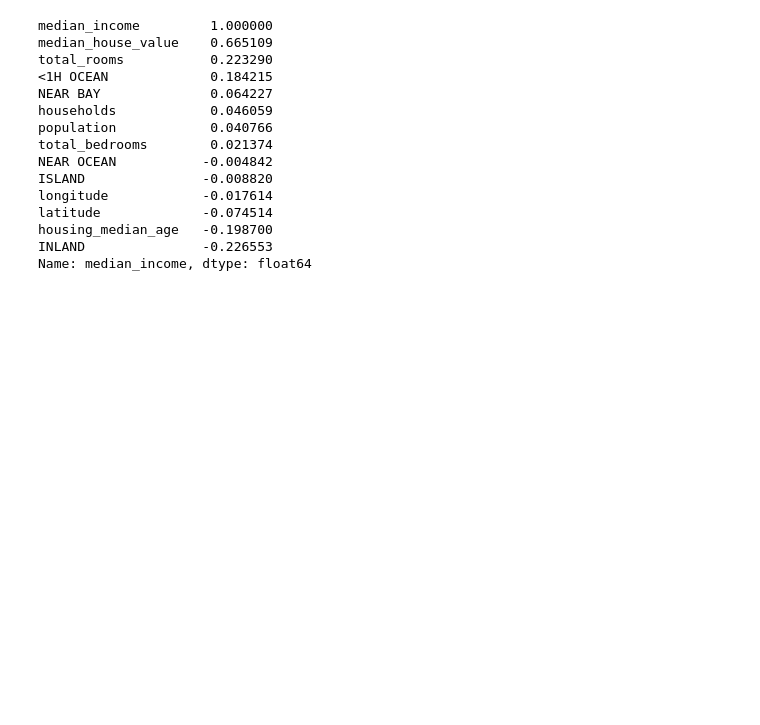
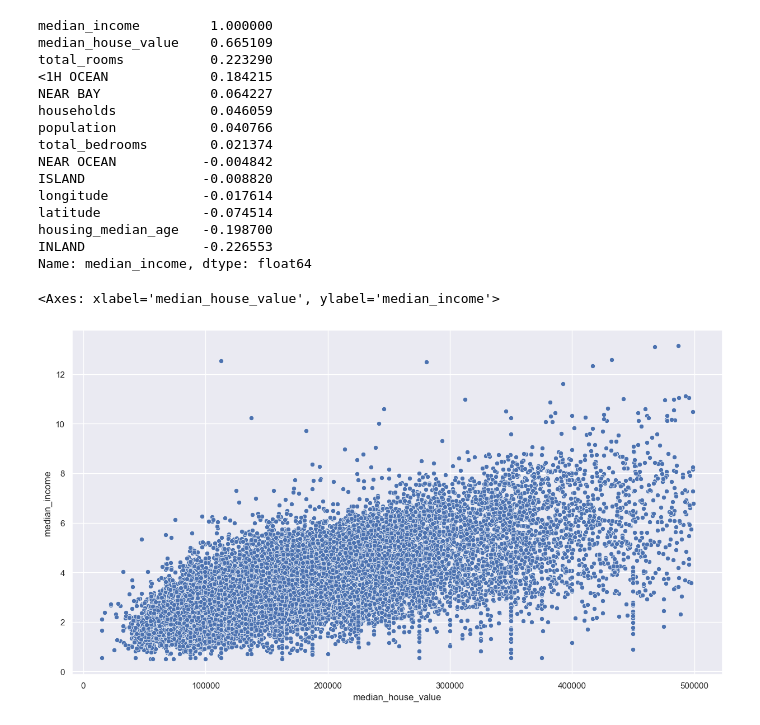
Before and after one commit to luisssSoto/IAAndMachineLearning, a Jupyter notebook: unit4/5.improveLinealRegresionModel/improved_lineal_regresion_model.ipynb, the cells around one changed output. Drawn from its saved outputs; the diff is of its cells as text; code cells hidden in the pictures; blank space fills up the shorter version.

```diff
--- a/unit4/5.improveLinealRegresionModel/improved_lineal_regresion_model.ipynb
+++ b/unit4/5.improveLinealRegresionModel/improved_lineal_regresion_model.ipynb
@@ -316,3 +316,8 @@ latitude             -0.074514
 housing_median_age   -0.198700
 INLAND               -0.226553
 Name: median_income, dtype: float64
+# %%
+seaborn.scatterplot(x=filtered_data["median_house_value"], y=filtered_data["median_income"])
+# %% [output]
+<Axes: xlabel='median_house_value', ylabel='median_income'>
+[figure, added]
```
Also changed, not shown: parts of 19 cells of this notebook.
